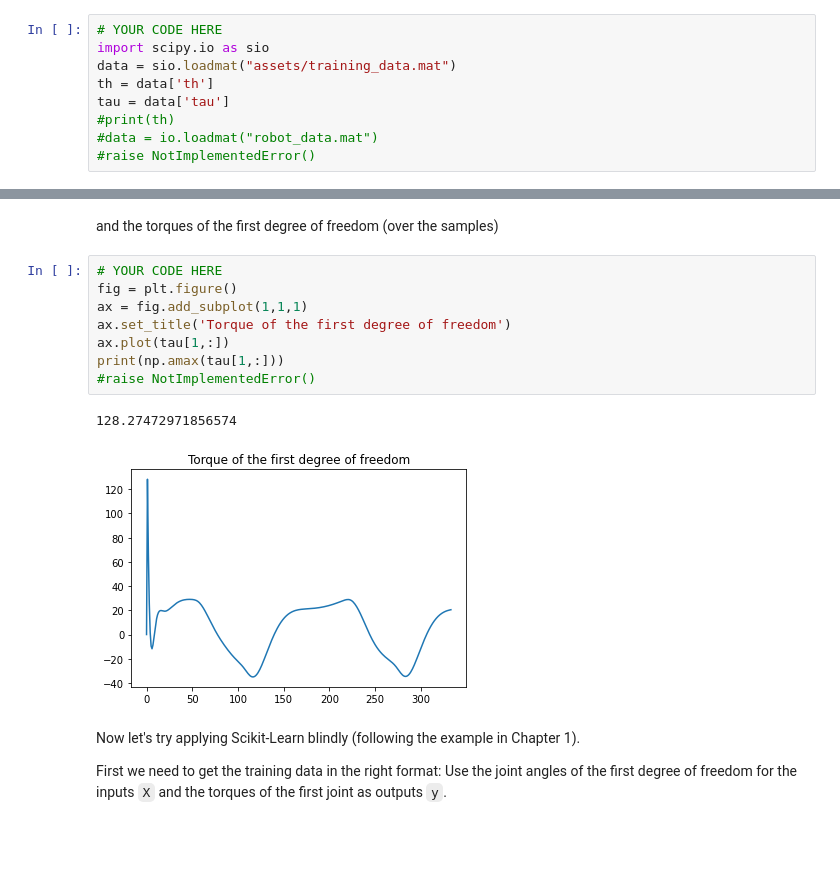
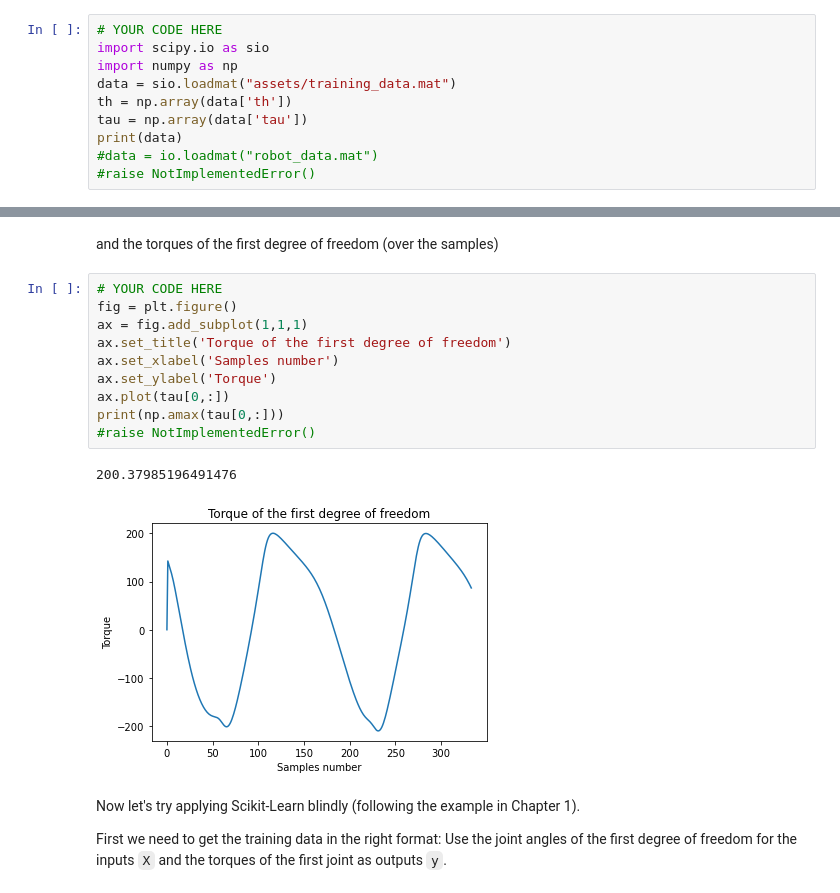
Before and after one commit to ShantanuShivankar/Machine_learning, a Jupyter notebook: Practicum1_students/main.ipynb, the cells around one changed output, grey strips where cells are left out. Drawn from its saved outputs; the diff is of its cells as text; blank space fills up the shorter version.

```diff
--- a/Practicum1_students/main.ipynb
+++ b/Practicum1_students/main.ipynb
@@ -1527,9 +1526,10 @@ Load the dataset using the `scipy` functionality for loading MATLAB files descri
 # %%
 # YOUR CODE HERE
 import scipy.io as sio
+import numpy as np
 data = sio.loadmat("assets/training_data.mat")
-th = data['th']
-tau = data['tau']
-#print(th)
+th = np.array(data['th'])
+tau = np.array(data['tau'])
+print(data)
 #data = io.loadmat("robot_data.mat")
 #raise NotImplementedError()
@@ -1557,14 +1577,16 @@ and the torques of the first degree of freedom (over the samples)
 # %%
 # YOUR CODE HERE
 fig = plt.figure()
 ax = fig.add_subplot(1,1,1)
 ax.set_title('Torque of the first degree of freedom')
-ax.plot(tau[1,:])
-print(np.amax(tau[1,:]))
+ax.set_xlabel('Samples number')
+ax.set_ylabel('Torque')
+ax.plot(tau[0,:])
+print(np.amax(tau[0,:]))
 #raise NotImplementedError()
 # %% [output]
-128.27472971856574
+200.37985196491476
-[figure, old version]
+[figure, new version]
 # %% [markdown]
 Now let's try applying Scikit-Learn blindly (following the example in Chapter 1).
 
```
Also changed, not shown: parts of 14 cells of this notebook.
